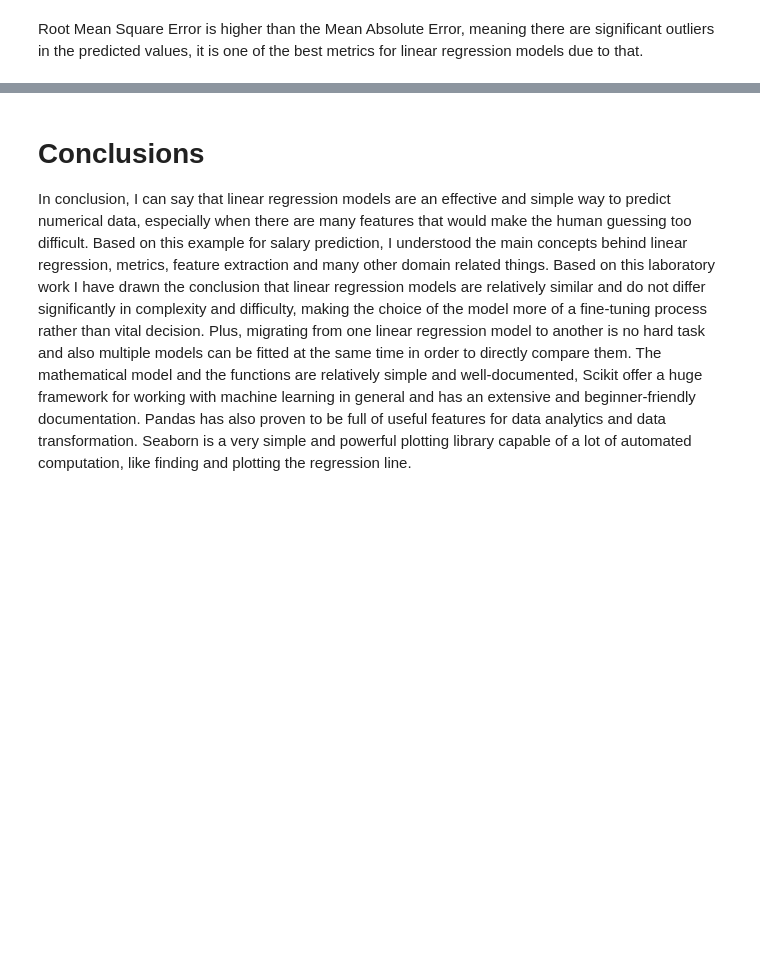
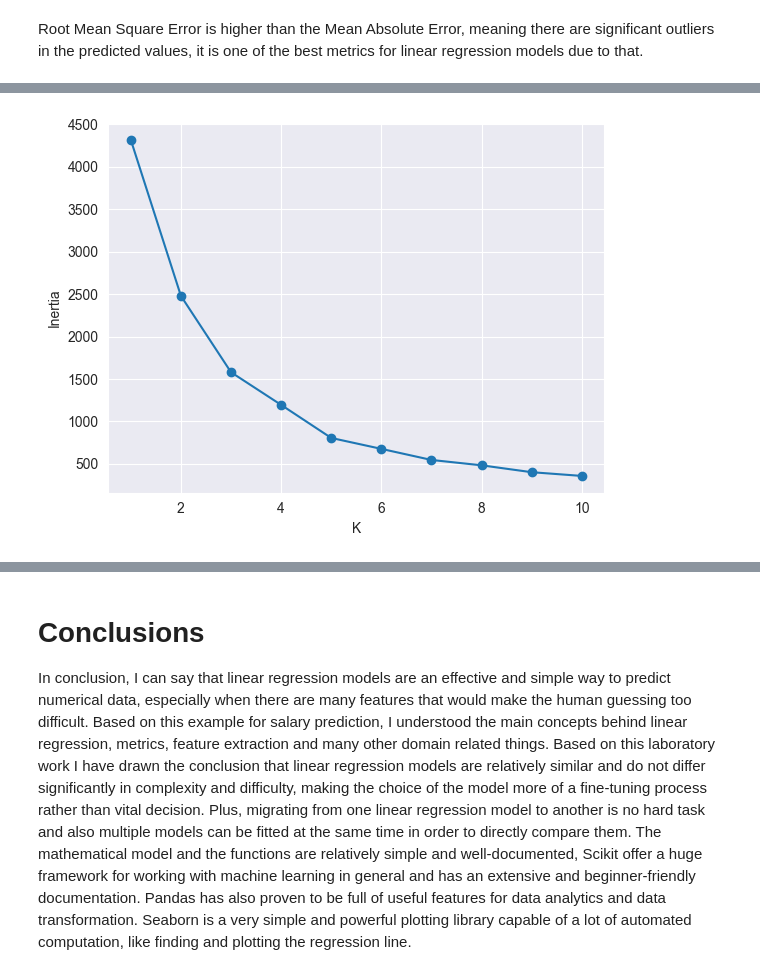
Before and after one commit to Warek-Labs/fia-labs, a Jupyter notebook: main.ipynb, the cells around one changed output, grey strips where cells are left out. Saved outputs shown, nothing was run; the diff lists cells and outputs as text; code cells hidden in the pictures; blank space fills up the shorter version.

```diff
--- a/main.ipynb
+++ b/main.ipynb
@@ -363,0 +329,25 @@ Name: TotalPay, dtype: float64
+# %%
+data_grouped = data.groupby('JobTitle', as_index=False)['TotalPay'].mean()
+X = data_grouped[['TotalPay', 'JobTitle']]
+
+# Optional step, scaling the data using a simple scaler that scales all the variance to have at most variance of 1
+scaler = StandardScaler()
+X_scaled = scaler.fit_transform(X)
+
+# Use Elbow Method to Determine Optimal K
+# Try K values from 1 to 10
+inertia = []
+K_values = range(1, 11)
+
+for k in K_values:
+    kmeans = KMeans(n_clusters=k, random_state=0)
+    kmeans.fit(X_scaled)
+    inertia.append(kmeans.inertia_)
+
+# Plotting the curve
+plt.plot(K_values, inertia, 'o-')
+plt.xlabel('K')
+plt.ylabel('Inertia')
+plt.show()
+# %% [output]
+[figure, added]
```
Also changed, not shown: parts of 19 cells of this notebook.
